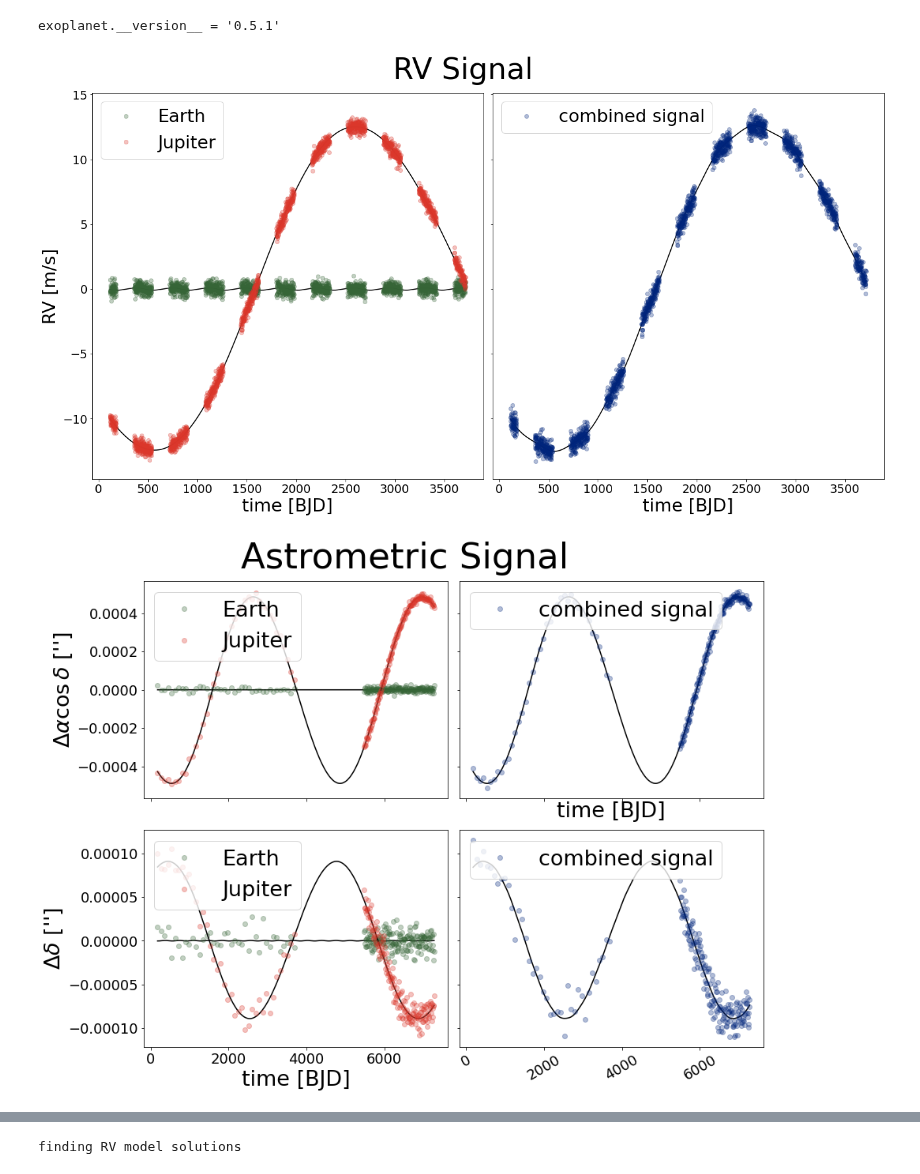
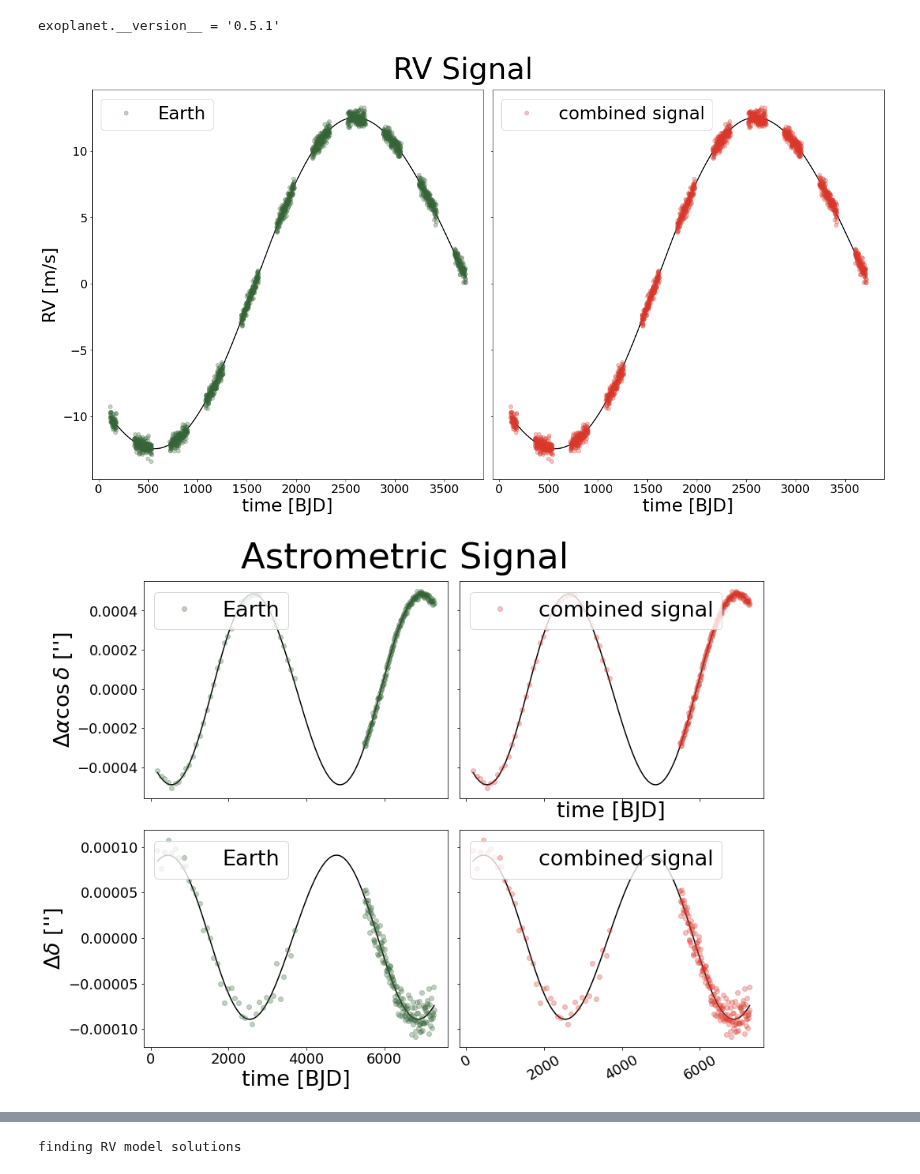
Before and after one commit to dyahalomi/roman_astrometry, a Jupyter notebook: Code/model_data.ipynb, the cells around one changed output, grey strips where cells are left out. Drawn from its saved outputs; the diff is of its cells as text; code cells hidden in the pictures.

```diff
--- a/Code/model_data.ipynb
+++ b/Code/model_data.ipynb
@@ -79,36 +79,36 @@ for ii in range(t_0, t_0+3600):
 orbit_params_earth = [P_earth, e_earth, Tper_earth, omega_earth, Omega_earth, inclination_earth, m_earth]
 orbit_params_jup = [P_jup, e_jup, Tper_jup, omega_jup, Omega_jup, inclination_jup, m_jup]
 
-n_planets = 2
-orbit_params = [orbit_params_earth, orbit_params_jup]
+n_planets = 1
+orbit_params = orbit_params_jup
 
 
 sigma_rv = 0.3
 
 sigma_ra = 1e-5
 sigma_dec = 1e-5
 parallax = 0.1
 
 
 
 times, rv_results, theta_results, rho_results = simulate_and_plot(
     n_planets,
     sigma_rv,
     sigma_ra,
     sigma_dec,
     parallax,
     orbit_params,
     ['#366537', '#db372b', '#00257c'],
     ['Earth', 'Jupiter'],
     times_observed_rv = times_observed_rv,
     times_observed_astrometry = times_observed_astrometry
     )
 
 
 [[times_rv, times_observed_rv, times_astrometry, times_observed_astrometry],
 [rv_orbit, rv_orbit_sum, rv_sim, rv_sim_sum],
 [ra_orbit, ra_orbit_sum, ra_sim, ra_sim_sum],
 [dec_orbit, dec_orbit_sum, dec_sim, dec_sim_sum]]  = times, rv_results, theta_results, rho_results
 # %% [output]
-[figure, old version]
+[figure, new version]
-[figure, old version]
+[figure, new version]
```
Also changed, not shown: parts of 2 cells of this notebook.
